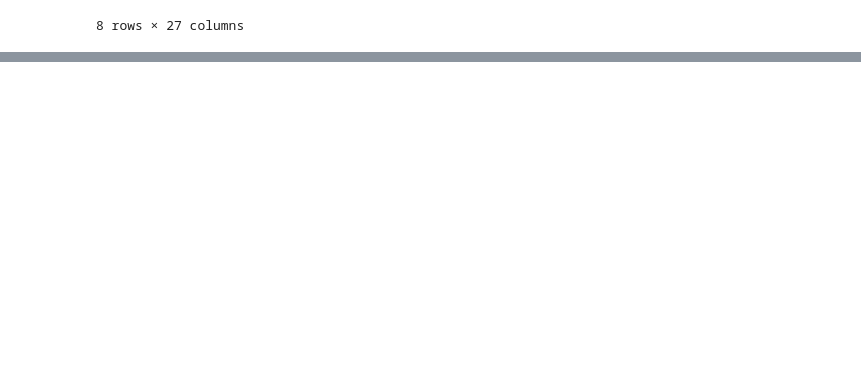
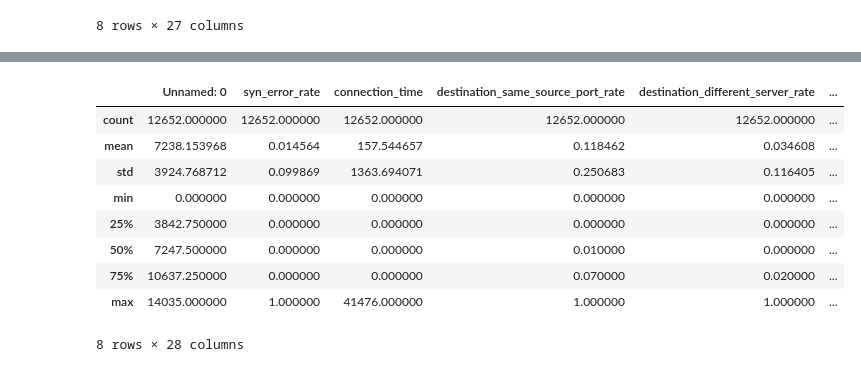
Before and after one commit to OxHazem/Auto_learn-, a Jupyter notebook: src/data_cleaning.ipynb, the cells around one changed output, grey strips where cells are left out. Cells and saved outputs as stored; diff of their text form; code cells hidden in the pictures; blank space fills up the shorter version.

```diff
--- a/src/data_cleaning.ipynb
+++ b/src/data_cleaning.ipynb
@@ -163,0 +189,15 @@ cleaned_from_outliers_df.to_csv("D:\DownLoad\projects\Auto_learn\data\cleaned_fr
+# %%
+df2=pd.read_csv("D:\DownLoad\projects\Auto_learn\data\cleaned_from_outliers_df.csv")
+df2=pd.DataFrame(df2)
+df2.describe()
+# %% [output]
+|  | Unnamed: 0 | syn_error_rate | connection_time | destination_same_source_port_rate | destination_different_server_rate | ... |
+| count | 12652.000000 | 12652.000000 | 12652.000000 | 12652.000000 | 12652.000000 | ... |
+| mean | 7238.153968 | 0.014564 | 157.544657 | 0.118462 | 0.034608 | ... |
+| std | 3924.768712 | 0.099869 | 1363.694071 | 0.250683 | 0.116405 | ... |
+| min | 0.000000 | 0.000000 | 0.000000 | 0.000000 | 0.000000 | ... |
+| 25% | 3842.750000 | 0.000000 | 0.000000 | 0.000000 | 0.000000 | ... |
+| 50% | 7247.500000 | 0.000000 | 0.000000 | 0.010000 | 0.000000 | ... |
+| 75% | 10637.250000 | 0.000000 | 0.000000 | 0.070000 | 0.020000 | ... |
+| max | 14035.000000 | 1.000000 | 41476.000000 | 1.000000 | 1.000000 | ... |
+8 rows × 28 columns
```
Also changed, not shown: parts of 4 cells of this notebook, 2 other files.
